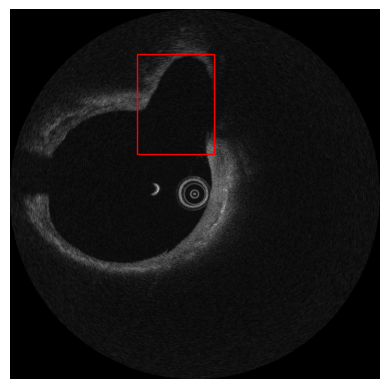
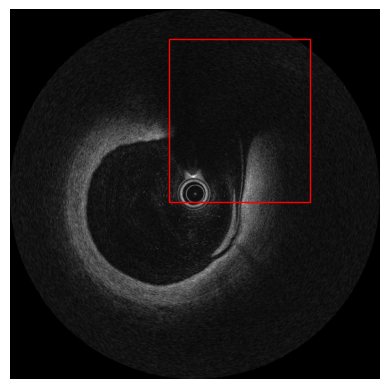
The notebook cell's code change between the first figure and the second:
--- before
+++ after
@@ -1,5 +1,4 @@
-# Use original filename
-test_data = oct_sb_labels[(oct_sb_labels['filename'].str.contains(test_file, na=False)) & (oct_sb_labels['region_count']>0)].iloc[0]
-test_frame_id = int(re.search(r'(\d{4})\.jpg$', test_data['filename']).group(1))
+# Get bounding box 
+test_data = oct_sb_labels[(oct_sb_labels['filename'].str.contains(filename, na=False)) & (oct_sb_labels['region_count']>0)].iloc[0]
 
 # get bounding box coordinates
@@ -12,5 +11,5 @@
 
 # Check dimensions
-print(image_arr[test_frame_id].shape)
+print(image_arr[frame_id].shape)
 print(x, y, w, h)
 
@@ -18,5 +17,5 @@
 fig, ax = plt.subplots()
 
-ax.imshow(image_arr[test_frame_id], cmap="gray")
+ax.imshow(image_arr[frame_id], cmap="gray")
 
 rect = patches.Rectangle((x, y),w,h,linewidth=1,edgecolor='r',facecolor='none')

Commit: Check for missing and corrupted files